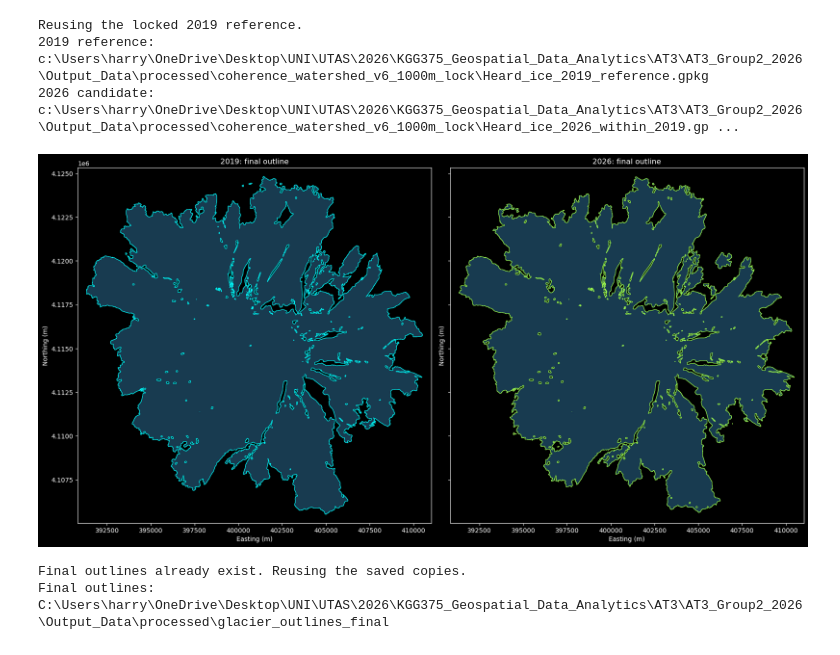
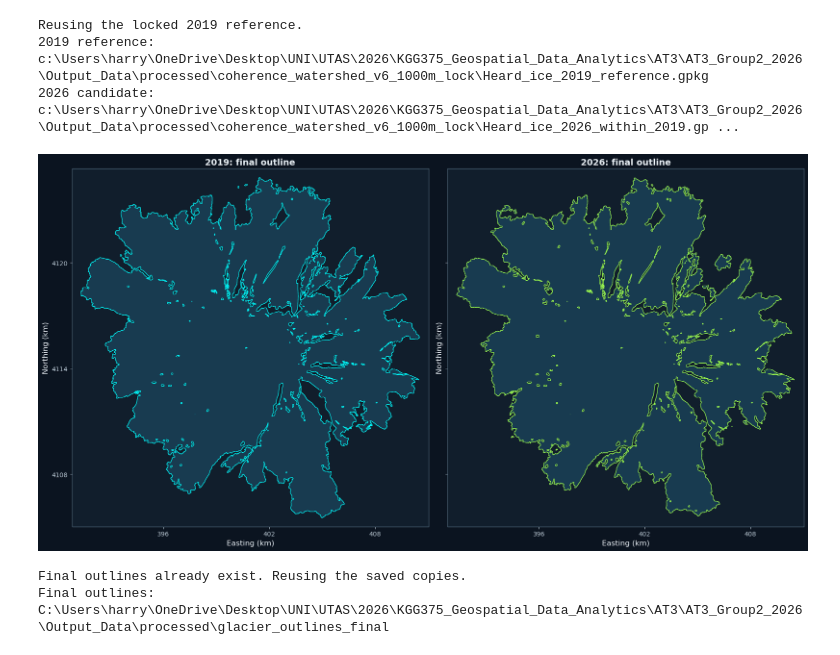
Before and after one commit to University-of-Tasmania-GPSS/AT3_Group2_2026, a Jupyter notebook: 01_Data_Preparation.ipynb, the cells around one changed output. Drawn from its saved outputs; the diff is of its cells as text; code cells hidden in the pictures.

```diff
--- a/01_Data_Preparation.ipynb
+++ b/01_Data_Preparation.ipynb
@@ -99,6 +100,41 @@ if not input_dir.is_dir() or not processed_dir.is_dir():
     raise FileNotFoundError(
         "Run from the project root after moving raw into Input_Data "
         "and processed into Output_Data.")
+# %%
+## Apply the book style to methodology figures ##
+
+from matplotlib.ticker import FuncFormatter, MaxNLocator
+
+book_plot_style = json.loads(
+    (processed_dir / "book_figure_style.json").read_text(
+        encoding = "utf-8"))
+
+figure_dir = project_dir / "Figures"
+figure_dir.mkdir(parents = True, exist_ok = True)
+
+
+def save_methodology_figure(figure, map_axes, filename):
+    # Display projected metre coordinates as kilometres.
+    for ax in np.asarray(map_axes).ravel():
+        ax.xaxis.set_major_locator(MaxNLocator(nbins = 4))
+        ax.yaxis.set_major_locator(MaxNLocator(nbins = 4))
+
+        ax.xaxis.set_major_formatter(
+            FuncFormatter(lambda value, position: f"{value / 1_000:g}"))
+
+        ax.yaxis.set_major_formatter(
+            FuncFormatter(lambda value, position: f"{value / 1_000:g}"))
+
+        ax.set_xlabel("Easting (km)")
+        ax.set_ylabel("Northing (km)")
+        ax.set_aspect("equal")
+        ax.tick_params(labelsize = 10)
+
+    # Save the book image and a vector version with editable text.
+    for extension in ("png", "svg"):
+        figure.savefig(
+            figure_dir / f"{filename}.{extension}",
+            dpi = 300, bbox_inches = "tight")
 # %%
 ## Set the matched full-island SAR grid
 
@@ -1175,7 +1211,7 @@ with rasterio.open(radar_paths[2019]) as reference:
 
 glaciers_2014 = gpd.read_file(glacier_path).to_crs(map_crs)
 
-with plt.style.context("dark_background"):
+with plt.rc_context(book_plot_style):
     fig, axes = plt.subplots(2, 2, figsize = (17, 11))
 
     for row, year in enumerate((2019, 2026)):
@@ -1261,6 +1297,8 @@ with plt.style.context("dark_background"):
         shrink = 0.72,
         pad = 0.02)
 
+    save_methodology_figure(fig, axes, "Inventory_methods_SAR_evidence")
+
     plt.show()
 # %% [output]
 As an alternative, you can create a new view using np.reshape (with copy=False if needed).
@@ -1638,40 +1676,42 @@ comparison_2026 = final_2026[["geometry"]].dissolve()
 plot_left, plot_bottom, plot_right, plot_top = final_2019.total_bounds
 plot_margin = 500
 
-with plt.style.context("dark_background"):
+with plt.rc_context(book_plot_style):
     comparison_fig, comparison_axes = plt.subplots(
         1, 2, figsize = (17, 9),
         sharex = True, sharey = True,
         layout = "constrained")
 
     for ax, layer, title, colour in zip(
         comparison_axes,
         (final_2019, comparison_2026),
         ("2019: final outline", "2026: final outline"),
         ("cyan", "#9DFF50")):
 
         layer.plot(
             ax = ax,
             facecolor = "#183B50",
             edgecolor = colour,
             linewidth = 0.8)
 
         ax.set(
             title = title,
             xlabel = "Easting (m)",
             ylabel = "Northing (m)",
             xlim = (
                 plot_left - plot_margin,
                 plot_right + plot_margin),
             ylim = (
                 plot_bottom - plot_margin,
                 plot_top + plot_margin))
 
         ax.set_aspect("equal")
 
+    save_methodology_figure(comparison_fig, comparison_axes,"Inventory_methods_final_extents")
+
     plt.show()
 # %% [output]
-[figure, old version]
+[figure, new version]
 # %%
 ## Finalise and save the accepted 2019 and 2026 outlines ##
 
```
Also changed, not shown: parts of 2 cells of this notebook, 41 other files.
